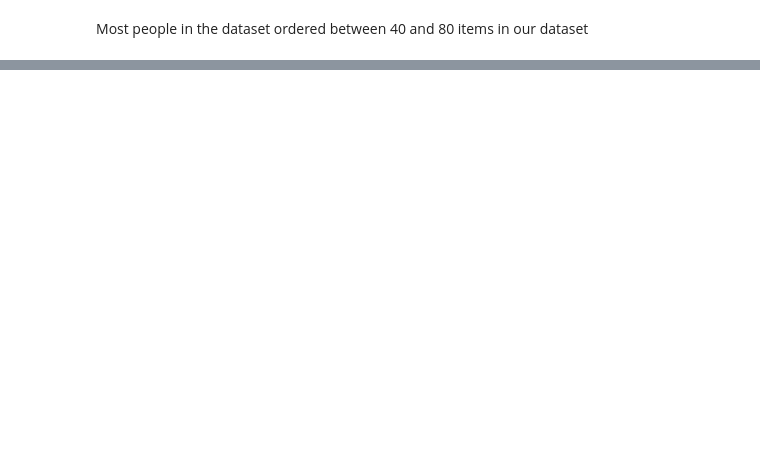
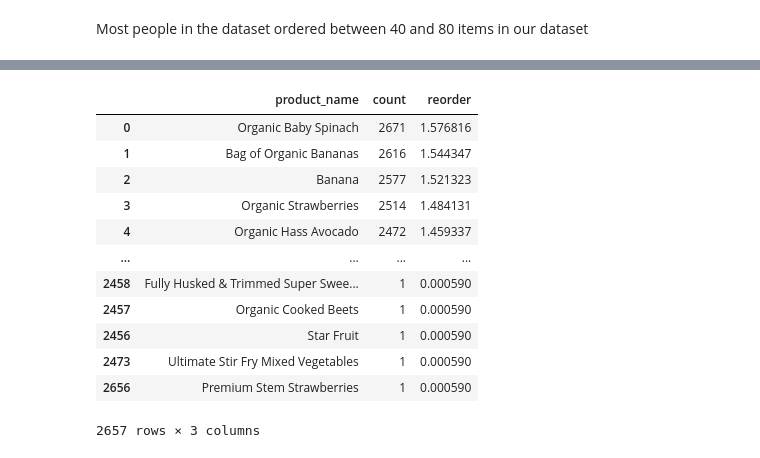
Before and after one commit to Msonu007/infoviz_term, a Jupyter notebook: phase1.ipynb, the cells around one changed output, grey strips where cells are left out. Cells and saved outputs as stored; diff of their text form; code cells hidden in the pictures; blank space fills up the shorter version.

```diff
--- a/phase1.ipynb
+++ b/phase1.ipynb
@@ -183,0 +225,16 @@ Most people in the dataset ordered between 40 and 80 items in our dataset
+# %%
+temp_
+# %% [output]
+|  | product_name | count | reorder |
+| 0 | Organic Baby Spinach | 2671 | 1.576816 |
+| 1 | Bag of Organic Bananas | 2616 | 1.544347 |
+| 2 | Banana | 2577 | 1.521323 |
+| 3 | Organic Strawberries | 2514 | 1.484131 |
+| 4 | Organic Hass Avocado | 2472 | 1.459337 |
+| ... | ... | ... | ... |
+| 2458 | Fully Husked & Trimmed Super Swee... | 1 | 0.000590 |
+| 2457 | Organic Cooked Beets | 1 | 0.000590 |
+| 2456 | Star Fruit | 1 | 0.000590 |
+| 2473 | Ultimate Stir Fry Mixed Vegetables | 1 | 0.000590 |
+| 2656 | Premium Stem Strawberries | 1 | 0.000590 |
+2657 rows × 3 columns
```
Also changed, not shown: parts of 23 cells of this notebook.
